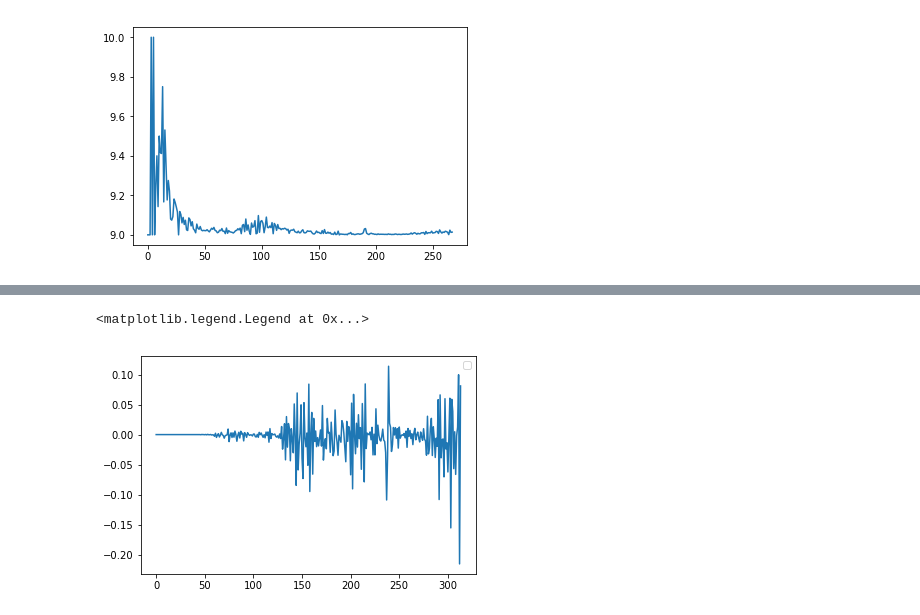
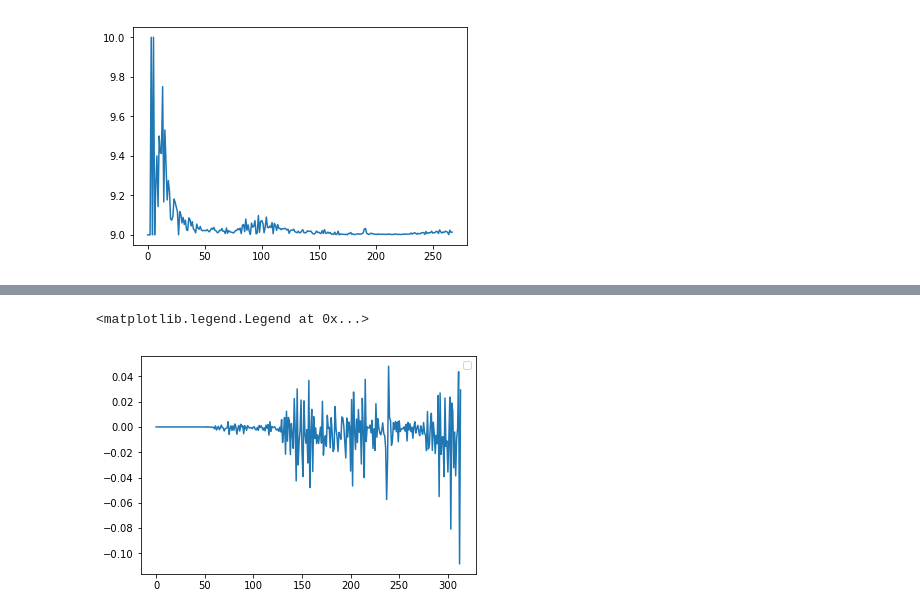
Before and after one commit to Rubalicious/vaccine-allocation, a Jupyter notebook: data.ipynb, the cells around one changed output, grey strips where cells are left out. Saved outputs shown, nothing was run; the diff lists cells and outputs as text; code cells hidden in the pictures.

```diff
--- a/data.ipynb
+++ b/data.ipynb
@@ -286,20 +310,20 @@ plt.legend()
 # %%
-alpha = 0.1
+alpha = 0.2
 S_p = [float(I[-1]+10 - I[s])/(I[-1]+10) for s in range(T)]
 test_I = np.array([(S_p[t+1] - (1-alpha)*S_p[t]) for t in range(T-2)])
 maxI = np.max(test_I)
 test_I = np.array([test_I[s]/maxI for s in range(T-2)])
 # plt.plot(range(T-2), test_I, label='I_alpha')
 dtest_I = np.array([test_I[s+1]-test_I[s] for s in range(T-3)])
 plt.plot(range(T-3), dtest_I)
 
 
 beta = 1
 test_I = np.array([(S_p[t+1] - (1-beta)*S_p[t]) for t in range(T-2)])
 
 # plt.plot(range(T-2), test_I, label='I_beta')
 plt.legend()
 # test_I
 # %% [output]
 <matplotlib.legend.Legend at 0x...>
-[figure, old version]
+[figure, new version]
```
Also changed, not shown: parts of 7 cells of this notebook, 11 other files.
